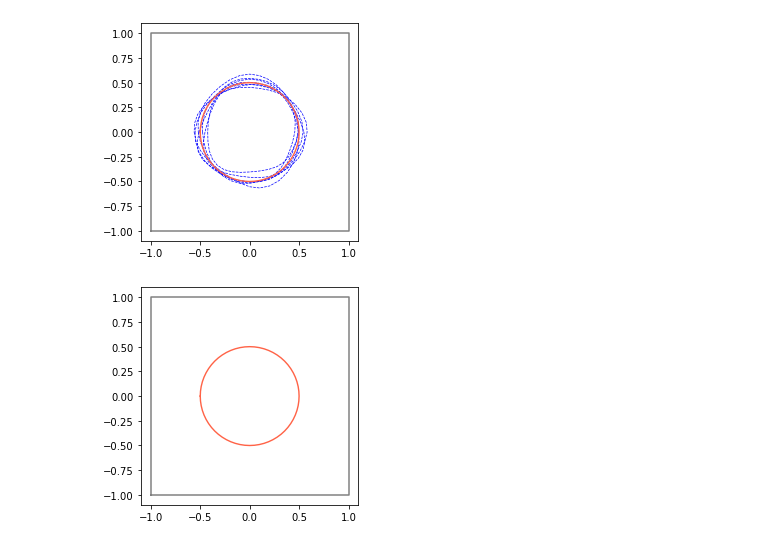
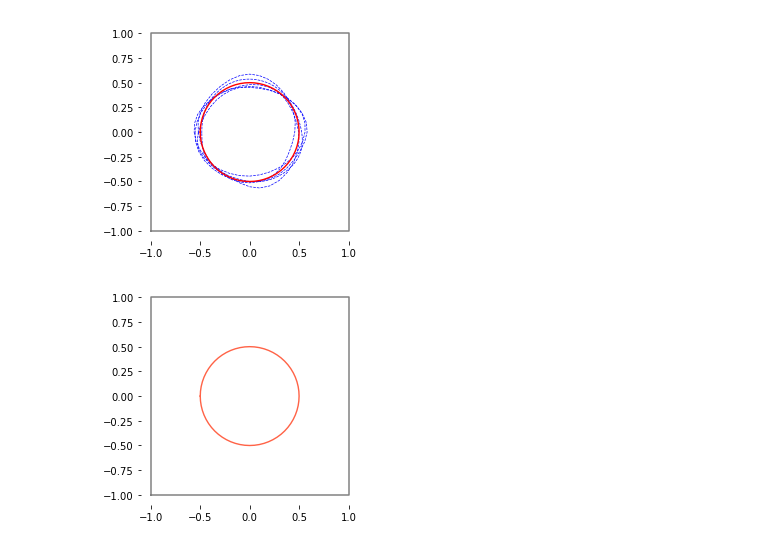
Before and after one commit to vkarnaev/random_domain_elasticity, a Jupyter notebook: utils/plotPic.ipynb, the cells around one changed output. Saved outputs shown, nothing was run; the diff lists cells and outputs as text; code cells hidden in the pictures.

```diff
--- a/utils/plotPic.ipynb
+++ b/utils/plotPic.ipynb
@@ -50,0 +54,3 @@ rincl7 = inclbound(fincl)
+# %%
+fincl = "../experiments/randmeshes/mesh1_9.msh"
+rincl9 = inclbound(fincl)
@@ -59,31 +68,36 @@ body = np.array([
 # %%
 fig, ax = plt.subplots()
 width = 0.7
 style = 'b--'
 ax.plot(body[:,0], body[:,1],'gray')
 ax.plot(rincl1[:,0], rincl1[:,1],style, lw = width)
-ax.plot(rincl2[:,0], rincl2[:,1],style,lw = width)
+#ax.plot(rincl2[:,0], rincl2[:,1],style,lw = width)
 ax.plot(rincl3[:,0], rincl3[:,1],style,lw = width)
-ax.plot(rincl4[:,0], rincl4[:,1],style,lw = width)
+#ax.plot(rincl4[:,0], rincl4[:,1],style,lw = width)
 ax.plot(rincl5[:,0], rincl5[:,1],style,lw = width)
-ax.plot(rincl6[:,0], rincl6[:,1],style, lw = width)
+#ax.plot(rincl6[:,0], rincl6[:,1],style, lw = width)
 ax.plot(rincl7[:,0], rincl7[:,1],style,lw = width)
-ax.plot(dincl[:,0], dincl[:,1],'tomato', lw = 1.4)
+#ax.plot(rincl8[:,0], rincl8[:,1],style,lw = width)
+ax.plot(rincl9[:,0], rincl9[:,1],style, lw = width)
+#ax.plot(rincl10[:,0], rincl10[:,1],style,lw = width)
+ax.plot(dincl[:,0], dincl[:,1],'red', lw = 1.4)
 ax.get_xaxis().set_visible(True)
 ax.get_yaxis().set_visible(True)
+plt.gca().set_frame_on(False)
 ax.set_aspect('equal', adjustable='box')
 fig.savefig("../experiments/pic/randdom.png",dpi = 400)
 plt.show()
 # %% [output]
-[figure, old version]
+[figure, new version]
 # %%
 fig, ax = plt.subplots()
 ax.plot(body[:,0], body[:,1],'gray')
 ax.plot(dincl[:,0], dincl[:,1],'tomato', lw = 1.4)
 ax.get_xaxis().set_visible(True)
 ax.get_yaxis().set_visible(True)
+plt.gca().set_frame_on(False)
 ax.set_aspect('equal', adjustable='box')
 fig.savefig("../experiments/pic/refdom.png",dpi = 400)
 plt.show()
 # %% [output]
-[figure, old version]
+[figure, new version]
```
Also changed, not shown: parts of 6 cells of this notebook, 4 other files.
